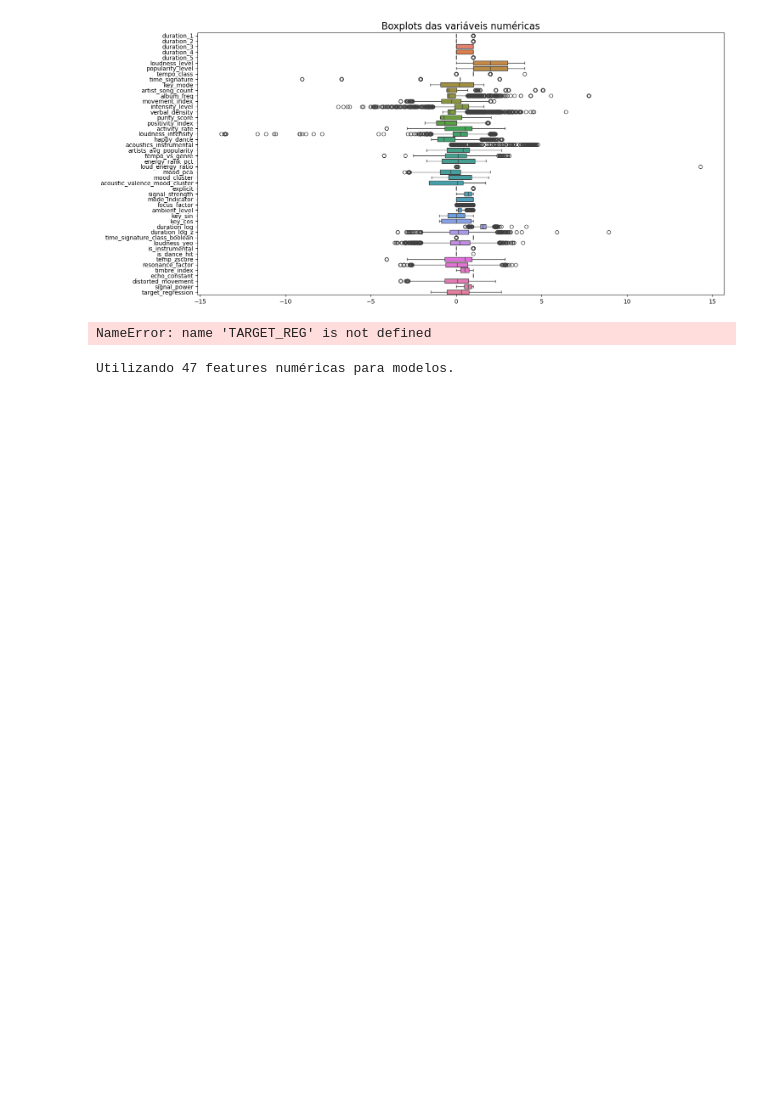
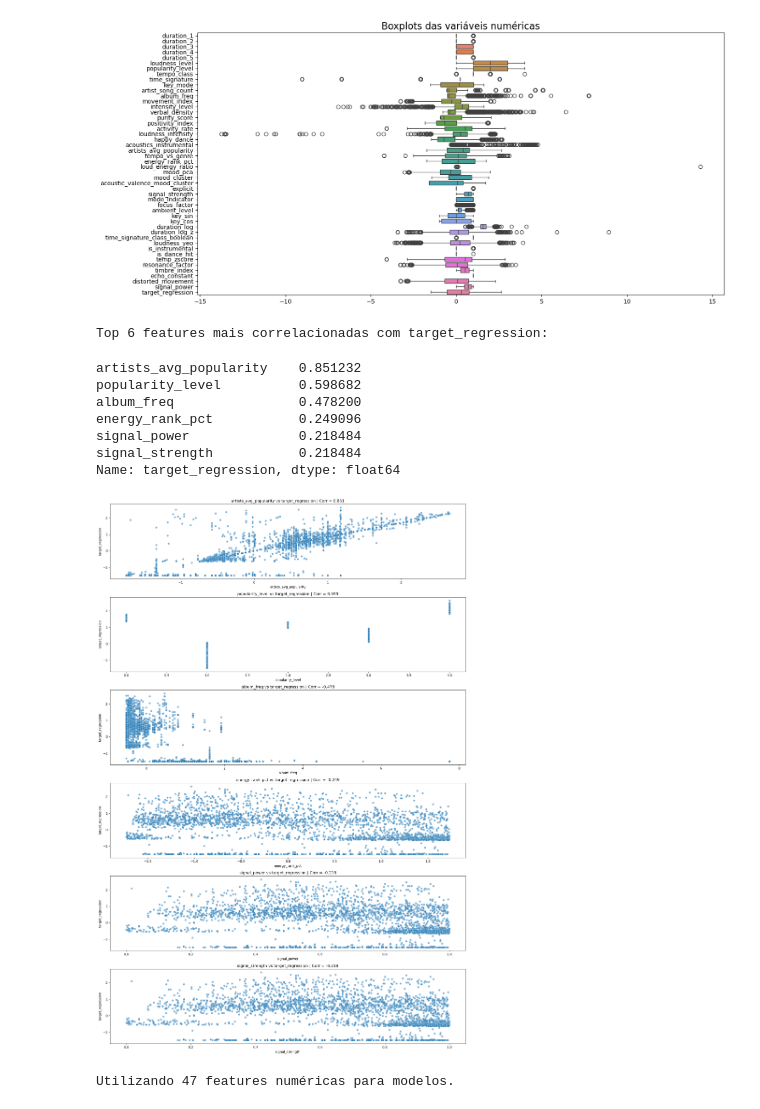
Before and after one commit to GuilhermeMarinho03/APRAU_2025_Step1_Group21, a Jupyter notebook: notebooks/Untitled3- atualizado.ipynb, the cells around one changed output. Cells and saved outputs as stored; diff of their text form; code cells hidden in the pictures; blank space fills up the shorter version.

```diff
--- a/notebooks/Untitled3- atualizado.ipynb
+++ b/notebooks/Untitled3- atualizado.ipynb
@@ -67,7 +114,25 @@ plt.show()
 # Bivariate Analysis – Correlação com target_regression
 ################################################################################
 
-corr_target = df[num_features + [TARGET_REG]].corr()[TARGET_REG].sort_values(ascending=False)
-print("Correlação com", TARGET_REG)
+# Garantir que não há espaços escondidos nos nomes das colunas
+df.columns = df.columns.str.strip()
+
+# Calcula a correlação de Pearson entre as variáveis numéricas e o target
+corr = df[numeric_cols + ["target_regression"]].corr()
+
+# Mostra o nome exato das colunas na matriz de correlação
+print("Colunas na matriz de correlação:", corr.columns.tolist())
+
+# Extrai a coluna de correlação com o target de forma segura
+corr_target = corr["target_regression"].copy()
+
+# Converter para Series (caso ainda esteja como DataFrame)
+if isinstance(corr_target, pd.DataFrame):
+    corr_target = corr_target.iloc[:, 0]
+
+# Ordena as correlações
+corr_target = corr_target.sort_values(ascending=False)
+
+print("Correlação com target_regression:")
 display(corr_target.head(10))
 # %% [output]
@@ -113,6 +190,7 @@ plt.show()
 ################################################################################
 # Bivariate Analysis - Relação das features numéricas com TARGET_REG
 ################################################################################
+TARGET_REG = "target_regression"
 
 target_col = TARGET_REG
 
@@ -124,34 +202,42 @@ if target_col not in cols_for_corr:
 # Calcular correlação
 corr_matrix = df[cols_for_corr].corr()
 
 # Pegar a correlação com o target como Series
 corr_target_reg = corr_matrix[target_col].drop(target_col)  # remover o próprio target
 
 # Garantir que é uma Series antes de ordenar
 corr_target_reg = pd.Series(corr_target_reg)
 
 # Ordenar pelo valor absoluto
 corr_target_reg_sorted = corr_target_reg.abs().sort_values(ascending=False)
 
 # Top features
 top_n = 6
 top_features = corr_target_reg_sorted.head(top_n).index.tolist()
 
 print(f"Top {top_n} features mais correlacionadas com {TARGET_REG}:")
 display(corr_target_reg_sorted.head(top_n))
 
 # Gráficos de dispersão
 plt.figure(figsize=(16, 4*top_n))
 for i, feat in enumerate(top_features):
     plt.subplot(top_n, 1, i+1)
     sns.scatterplot(x=df[feat], y=df[target_col], alpha=0.6)
     plt.xlabel(feat)
     plt.ylabel(target_col)
     plt.title(f"{feat} vs {target_col} | Corr = {corr_matrix.loc[feat, target_col]:.3f}")
 plt.tight_layout()
 plt.show()
 # %% [output]
-NameError: name 'TARGET_REG' is not defined
+Top 6 features mais correlacionadas com target_regression:
+artists_avg_popularity    0.851232
+popularity_level          0.598682
+album_freq                0.478200
+energy_rank_pct           0.249096
+signal_power              0.218484
+signal_strength           0.218484
+Name: target_regression, dtype: float64
+[figure, added]
 # %%
 ################################################################################
 # 3. Preparação de features e variáveis alvo
```
Also changed, not shown: parts of 9 cells of this notebook.
